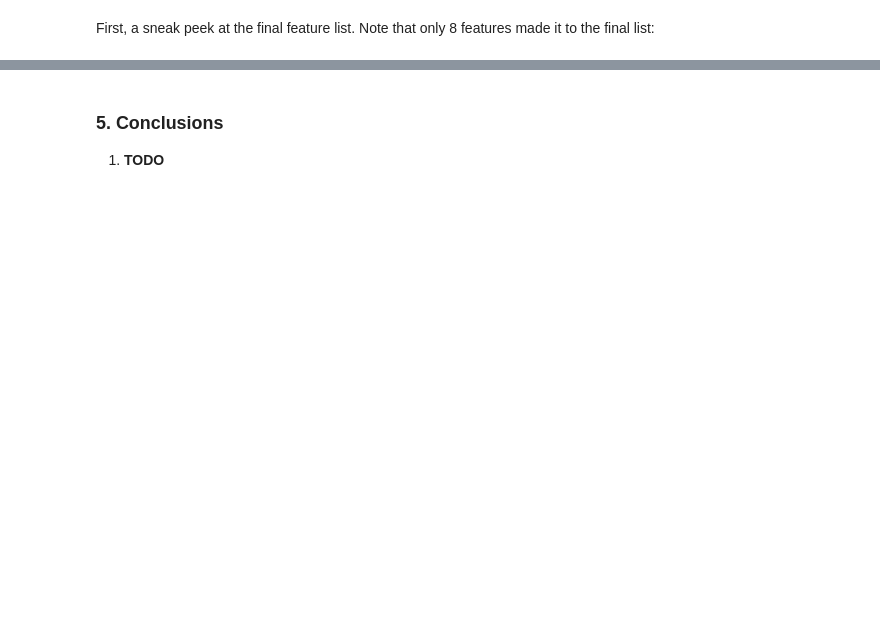
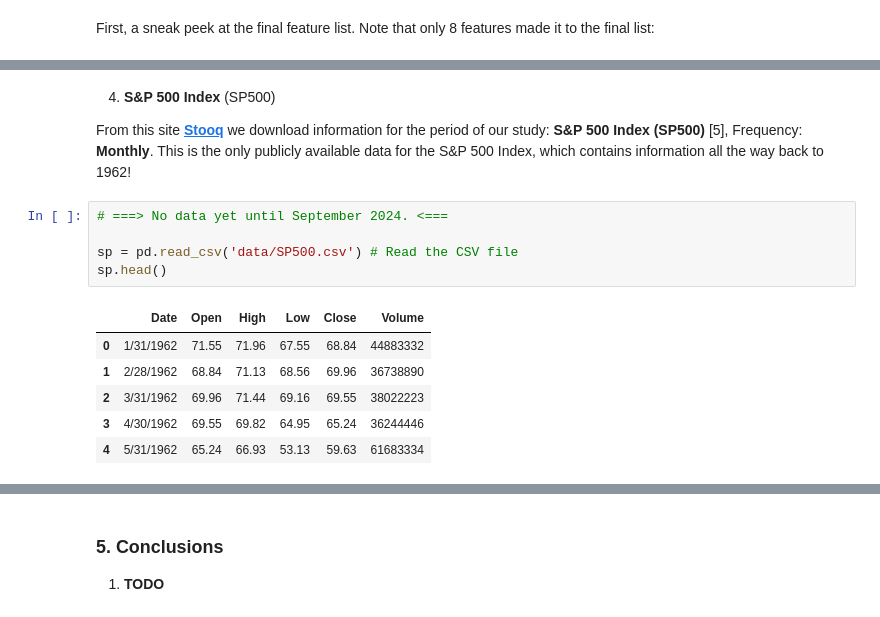
Before and after one commit to Engineer194/Analysis-of-the-US-Economy---Part-2, a Jupyter notebook: Macroeconomic Analysis of the US Economy - Part 2-v.1.ipynb, the cells around one changed output, grey strips where cells are left out. Cells and saved outputs as stored; diff of their text form; blank space fills up the shorter version.

```diff
--- a/Macroeconomic Analysis of the US Economy - Part 2-v.1.ipynb
+++ b/Macroeconomic Analysis of the US Economy - Part 2-v.1.ipynb
@@ -195,0 +366,16 @@ gdp.head() # Show all data.
+# %% [markdown]
+4. **S&P 500 Index** (SP500)
+
+From this site **[Stooq](https://stooq.com/q/d/?s=%5Espx&c=0&d1=19620101&d2=20241001&i=m)** we download information for the period of our study: **S&P 500 Index (SP500)** [5], Frequency: **Monthly**. This is the only publicly available data for the S&P 500 Index, which contains information all the way back to 1962!
+# %%
+# ===> No data yet until September 2024. <===
+
+sp = pd.read_csv('data/SP500.csv') # Read the CSV file
+sp.head()
+# %% [output]
+|  | Date | Open | High | Low | Close | Volume |
+| 0 | 1/31/1962 | 71.55 | 71.96 | 67.55 | 68.84 | 44883332 |
+| 1 | 2/28/1962 | 68.84 | 71.13 | 68.56 | 69.96 | 36738890 |
+| 2 | 3/31/1962 | 69.96 | 71.44 | 69.16 | 69.55 | 38022223 |
+| 3 | 4/30/1962 | 69.55 | 69.82 | 64.95 | 65.24 | 36244446 |
+| 4 | 5/31/1962 | 65.24 | 66.93 | 53.13 | 59.63 | 61683334 |
```
Also changed, not shown: parts of 30 cells of this notebook.
